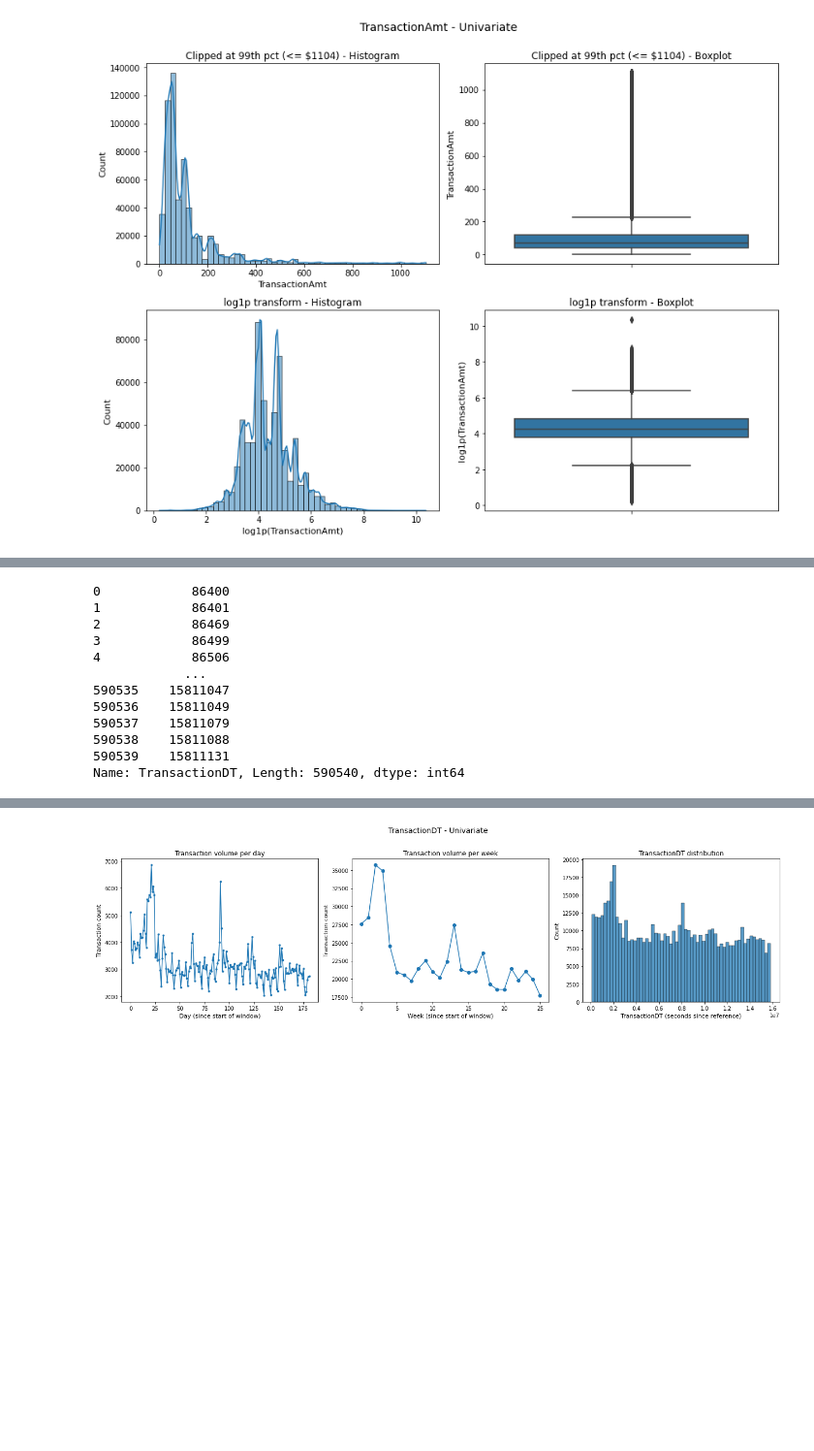
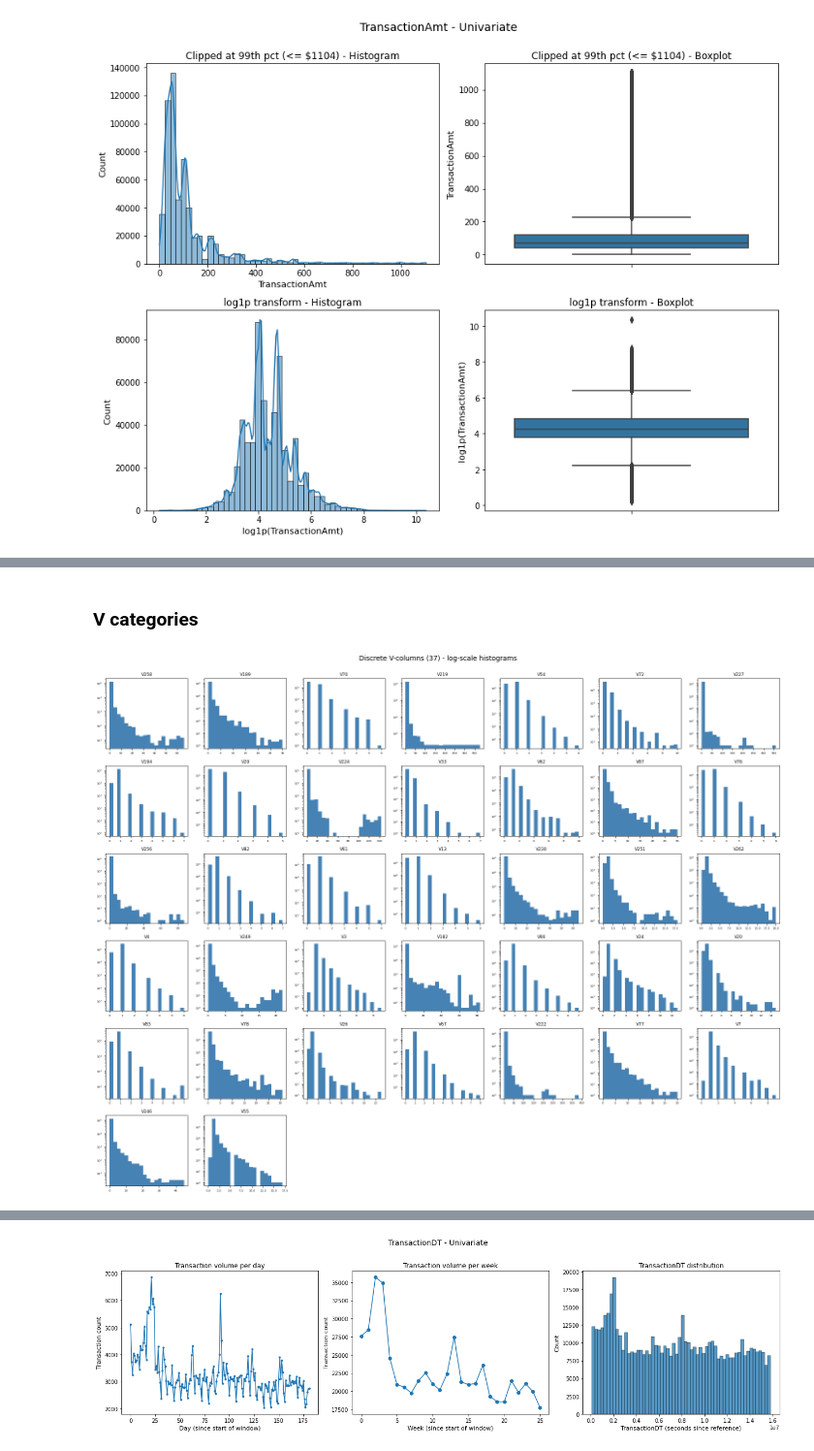
Before and after one commit to hungryfire267/rag-fraud-detection-api, a Jupyter notebook: notebooks/visualisations.ipynb, the cells around one changed output, grey strips where cells are left out. Shown at 97% size. Saved outputs shown, nothing was run; the diff lists cells and outputs as text; code cells hidden in the pictures; blank space fills up the shorter version.

Commit message:
Improved visualisations

```diff
--- a/notebooks/visualisations.ipynb
+++ b/notebooks/visualisations.ipynb
@@ -173,15 +204,26 @@ plt.tight_layout()
+# %% [markdown]
+### V categories
 # %%
-filtered_df["TransactionDT"]
+v_cols_all = [c for c in filtered_df.columns if c.startswith("V")]
+continuous_v = ["V207", "V209", "V210", "V268"]
+discrete_v = [c for c in v_cols_all if c not in continuous_v]
+
+# 1. Discrete V-columns (37) - compact scan grid
+n_cols = 7
+n_rows = -(-len(discrete_v) // n_cols)
+fig, axes = plt.subplots(n_rows, n_cols, figsize=(20, 2.6 * n_rows))
+axes = axes.ravel()
+
+for i, col in enumerate(discrete_v):
+    axes[i].hist(filtered_df[col].dropna(), bins=20, color="steelblue")
+    axes[i].set_yscale("log")
+    axes[i].set_title(col, fontsize=9)
+    axes[i].tick_params(labelsize=6)
+
+for j in range(i + 1, len(axes)):
+    axes[j].set_visible(False)
+
+plt.suptitle("Discrete V-columns (37) - log-scale histograms", y=1.00, fontsize=14)
+plt.tight_layout()
 # %% [output]
-0            86400
-1            86401
-2            86469
-3            86499
-4            86506
-            ...
-590535    15811047
-590536    15811049
-590537    15811079
-590538    15811088
-590539    15811131
-Name: TransactionDT, Length: 590540, dtype: int64
+[figure, added]
```
Also changed, not shown: parts of 12 cells of this notebook.
